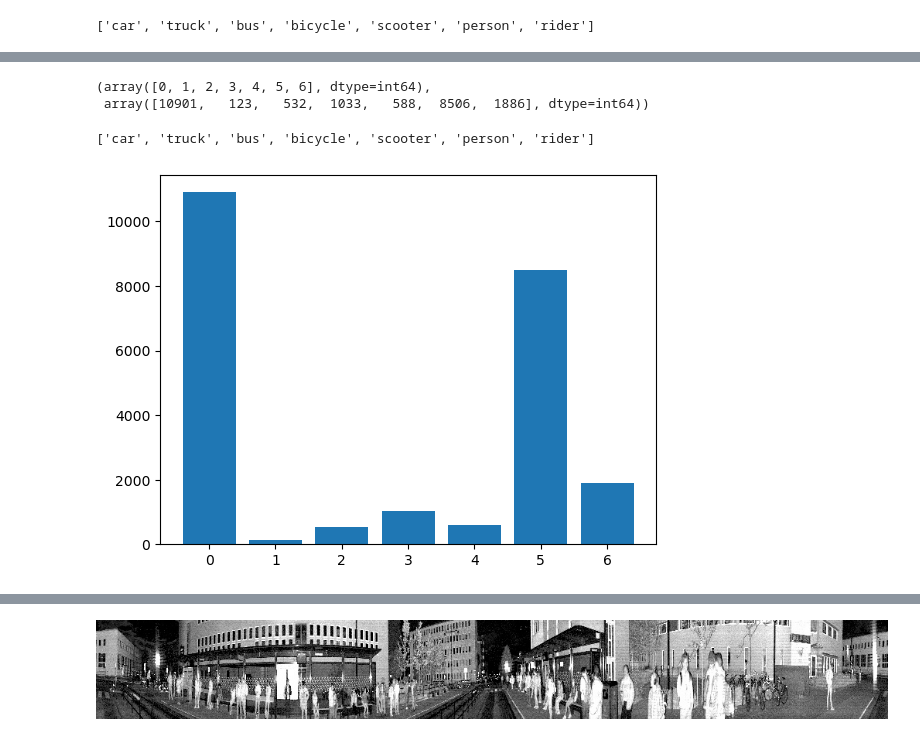
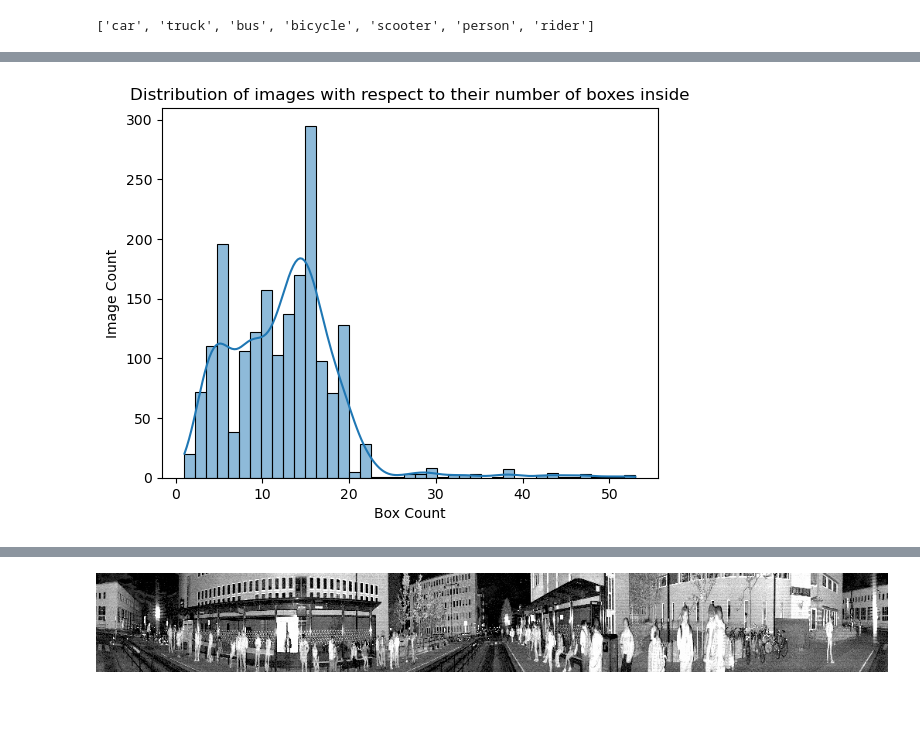
Before and after one commit to seb2o/deep-object-detection-Lidar, a Jupyter notebook: yolo/eda.ipynb, the cells around one changed output, grey strips where cells are left out. Drawn from its saved outputs; the diff is of its cells as text; code cells hidden in the pictures; blank space fills up the shorter version.

Commit message:
improved visualization

```diff
--- a/yolo/eda.ipynb
+++ b/yolo/eda.ipynb
@@ -7 +8,19 @@ import pandas as pd
+# %%
+def boxes_df(path):
+    """
+    Return a df, from the merge of df of each file present at the directory path
+    :param path:
+    :return:
+    """
+    files = os.listdir(path)
+
+    return pd.concat([
+    pd.read_csv(
+        f"{path}/{filename}",
+        sep=' ',
+        names=col_labels)
+    .reindex(['frame', *col_labels], axis='columns')
+    .assign(frame=filename)
+    for filename in files
+], ignore_index=True)
 # %%
@@ -39,12 +35,10 @@ Name: classID, dtype: float64
-# %%
-class_count = np.unique(dataset_boxes.classID.values, return_counts=True)
-class_count
-# %% [output]
-(array([0, 1, 2, 3, 4, 5, 6], dtype=int64),
- array([10901,   123,   532,  1033,   588,  8506,  1886], dtype=int64))
-# %%
-plt.bar(*class_count)
-class_names
-# %% [output]
-['car', 'truck', 'bus', 'bicycle', 'scooter', 'person', 'rider']
-[figure, removed]
+# %%
+dataset_boxes = boxes_df('../NAPLab-LiDAR/new_labels')
+
+sns.histplot(dataset_boxes.groupby('frame')['classID'].agg(len), kde=True)
+plt.xlabel('Box Count')
+plt.ylabel('Image Count')
+plt.title('Distribution of images with respect to their number of boxes inside')
+plt.show()
+# %% [output]
+[figure, added]
```
Also changed, not shown: parts of 19 cells of this notebook.
